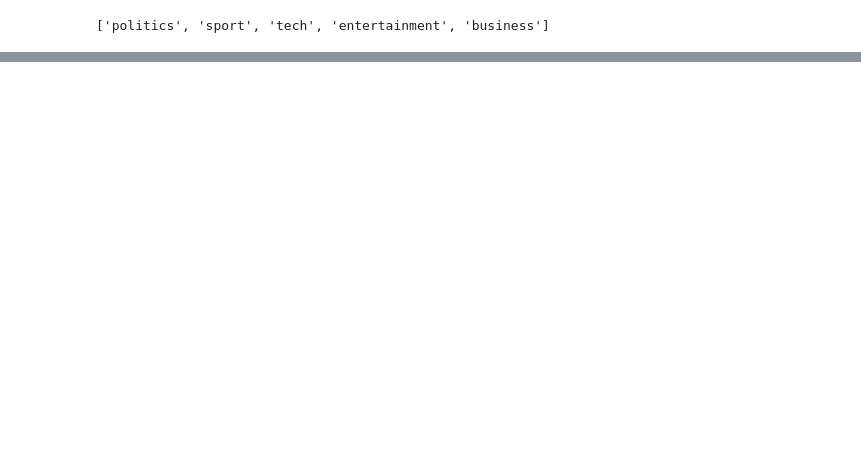
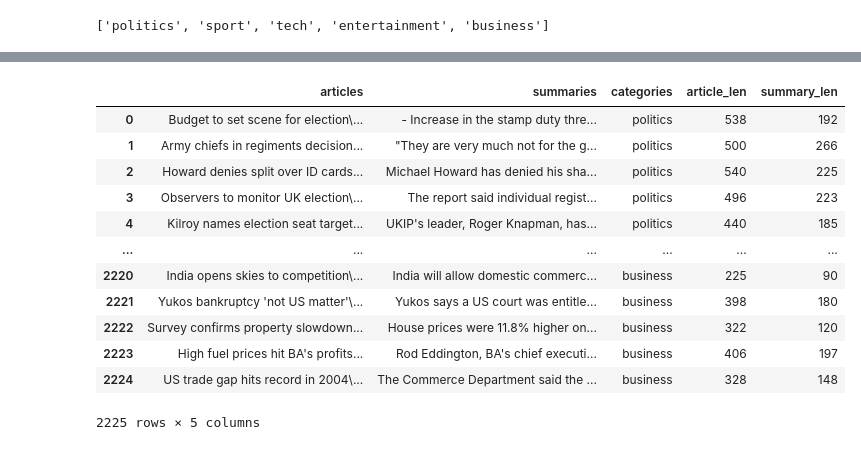
Before and after one commit to shshwtsrkr/Text-Summarization, a Jupyter notebook: text-summarization.ipynb, the cells around one changed output, grey strips where cells are left out. Cells and saved outputs as stored; diff of their text form; code cells hidden in the pictures; blank space fills up the shorter version.

```diff
--- a/text-summarization.ipynb
+++ b/text-summarization.ipynb
@@ -55,0 +86,19 @@ found 510 in articles/business folder, 510 in summaries/business
+# %%
+df['article_len'] = df['articles'].apply(lambda x : len(x.split()))
+df['summary_len'] = df['summaries'].apply(lambda x : len(x.split()))
+# %%
+df
+# %% [output]
+|  | articles | summaries | categories | article_len | summary_len |
+| 0 | Budget to set scene for election\... | - Increase in the stamp duty thre... | politics | 538 | 192 |
+| 1 | Army chiefs in regiments decision... | "They are very much not for the g... | politics | 500 | 266 |
+| 2 | Howard denies split over ID cards... | Michael Howard has denied his sha... | politics | 540 | 225 |
+| 3 | Observers to monitor UK election\... | The report said individual regist... | politics | 496 | 223 |
+| 4 | Kilroy names election seat target... | UKIP's leader, Roger Knapman, has... | politics | 440 | 185 |
+| ... | ... | ... | ... | ... | ... |
+| 2220 | India opens skies to competition\... | India will allow domestic commerc... | business | 225 | 90 |
+| 2221 | Yukos bankruptcy 'not US matter'\... | Yukos says a US court was entitle... | business | 398 | 180 |
+| 2222 | Survey confirms property slowdown... | House prices were 11.8% higher on... | business | 322 | 120 |
+| 2223 | High fuel prices hit BA's profits... | Rod Eddington, BA's chief executi... | business | 406 | 197 |
+| 2224 | US trade gap hits record in 2004\... | The Commerce Department said the ... | business | 328 | 148 |
+2225 rows × 5 columns
```
Also changed, not shown: parts of 7 cells of this notebook.
